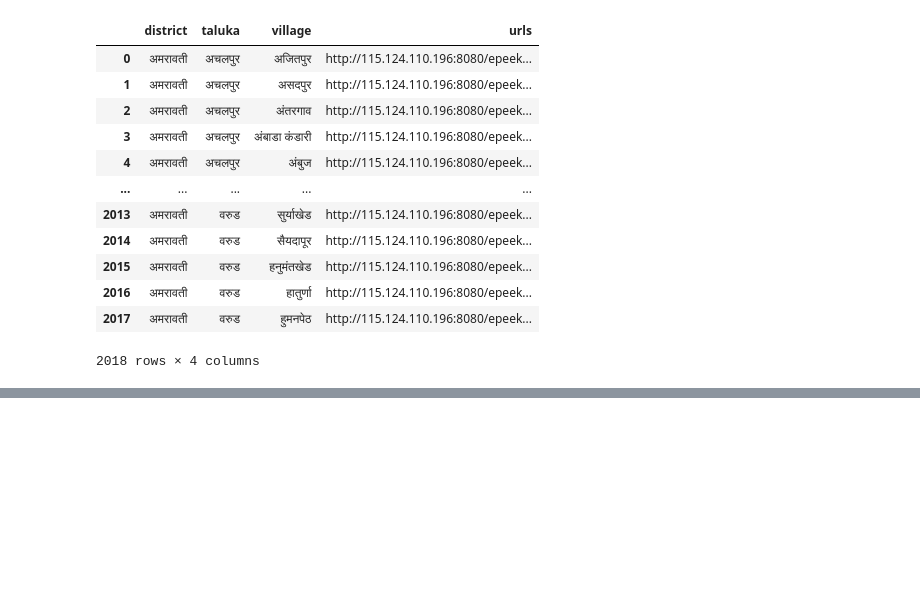
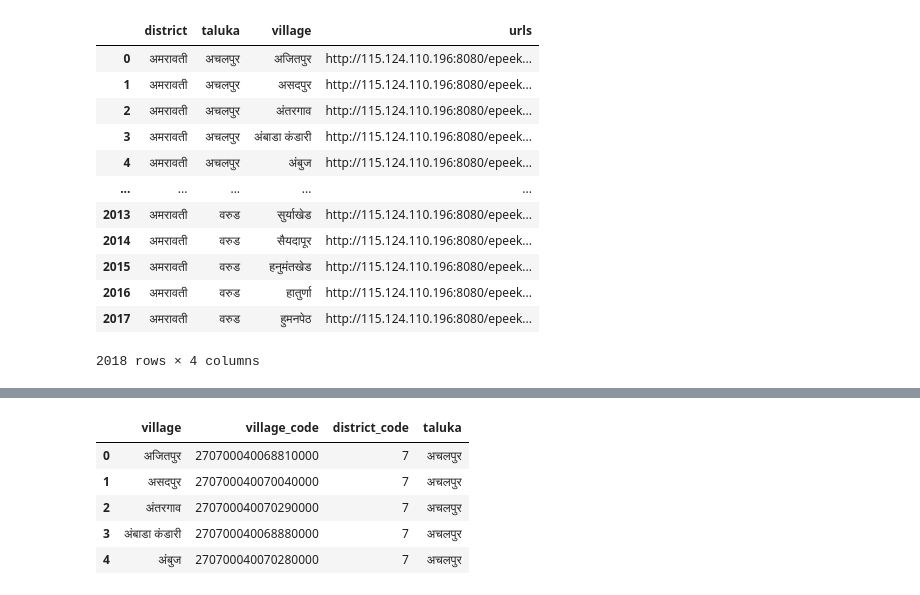
Before and after one commit to itsmevishnu/pocra_codes, a Jupyter notebook: assignment_3.ipynb, the cells around one changed output, grey strips where cells are left out. Drawn from its saved outputs; the diff is of its cells as text; code cells hidden in the pictures; blank space fills up the shorter version.

```diff
--- a/assignment_3.ipynb
+++ b/assignment_3.ipynb
@@ -88,0 +101,2 @@ Pandas(Index=1940, district='अमरावती', taluka='वरुड', vill
+# %%
+data_set = pd.read_csv('collect_village_data/config/all_village_data.csv')
@@ -88,0 +162,11 @@ Pandas(Index=1940, district='अमरावती', taluka='वरुड', vill
+# %%
+villages = data_set[['village', 'village_code', 'district_code', "taluka"]]
+# %%
+villages.head()
+# %% [output]
+|  | village | village_code | district_code | taluka |
+| 0 | अजितपुर | 270700040068810000 | 7 | अचलपुर |
+| 1 | असदपुर | 270700040070040000 | 7 | अचलपुर |
+| 2 | अंतरगाव | 270700040070290000 | 7 | अचलपुर |
+| 3 | अंबाडा कंडारी | 270700040068880000 | 7 | अचलपुर |
+| 4 | अंबुज | 270700040070280000 | 7 | अचलपुर |
```
Also changed, not shown: parts of 22 cells of this notebook, 2 other files.
